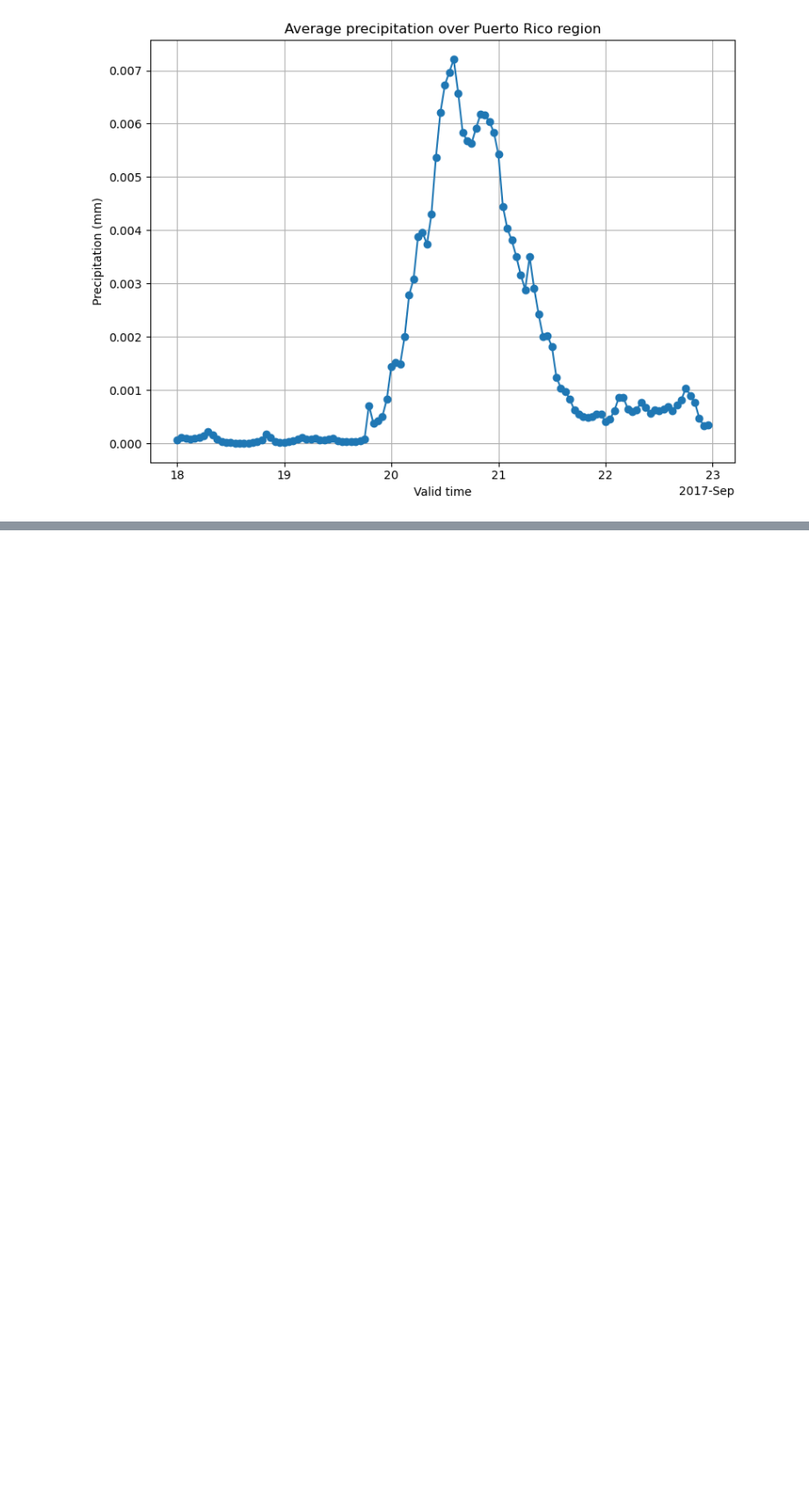
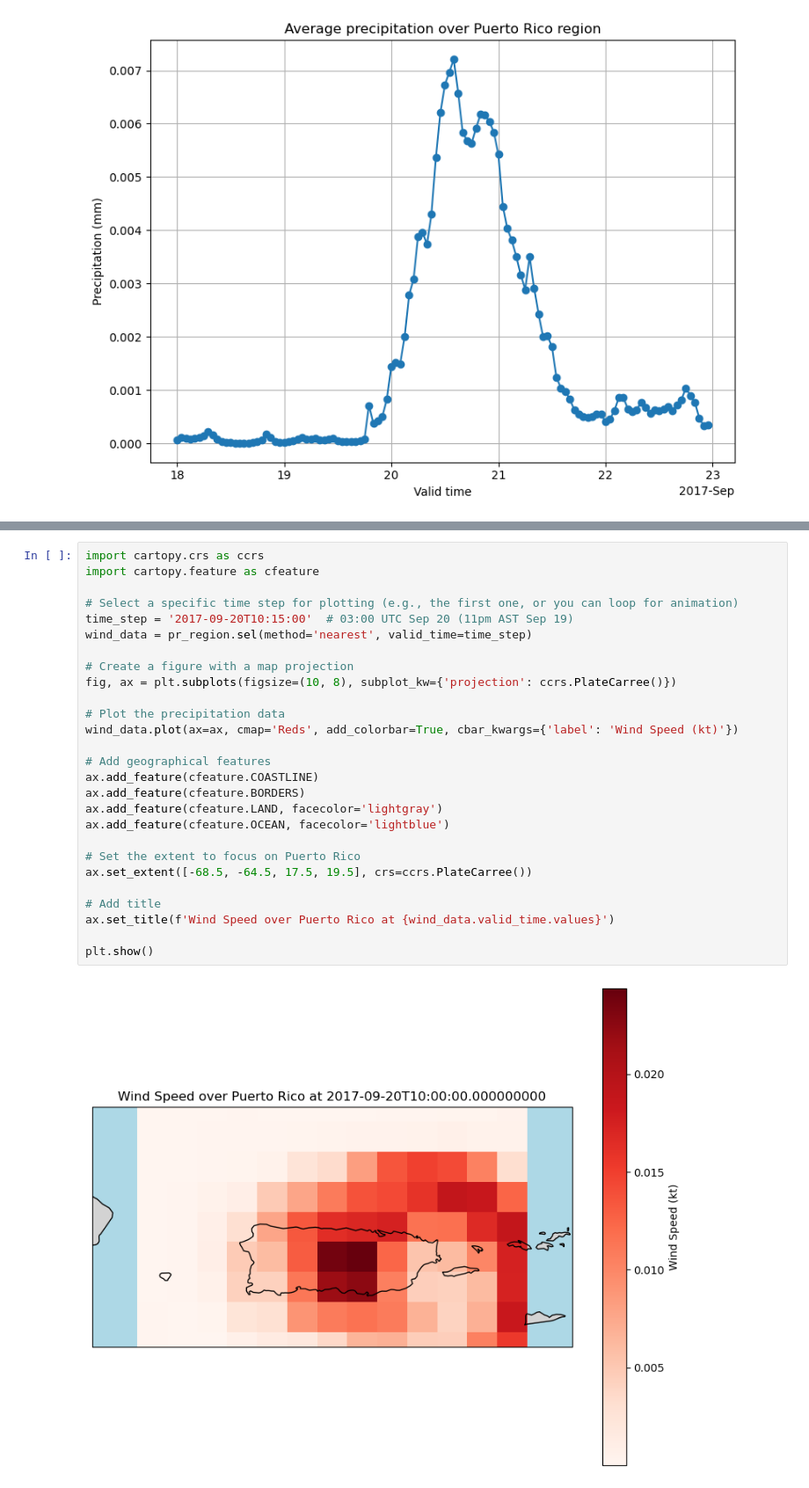
Before and after one commit to jadalee26/ISAT-Semester-Project, a Jupyter notebook: Code/Maria_precp.ipynb, the cells around one changed output, grey strips where cells are left out. Shown at 88% size. Saved outputs shown, nothing was run; the diff lists cells and outputs as text; blank space fills up the shorter version.

```diff
--- a/Code/Maria_precp.ipynb
+++ b/Code/Maria_precp.ipynb
@@ -151,0 +163,29 @@ for day in unique_days:
+# %%
+import cartopy.crs as ccrs
+import cartopy.feature as cfeature
+
+# Select a specific time step for plotting (e.g., the first one, or you can loop for animation)
+time_step = '2017-09-20T10:15:00'  # 03:00 UTC Sep 20 (11pm AST Sep 19)
+wind_data = pr_region.sel(method='nearest', valid_time=time_step)
+
+# Create a figure with a map projection
+fig, ax = plt.subplots(figsize=(10, 8), subplot_kw={'projection': ccrs.PlateCarree()})
+
+# Plot the precipitation data
+wind_data.plot(ax=ax, cmap='Reds', add_colorbar=True, cbar_kwargs={'label': 'Wind Speed (kt)'})
+
+# Add geographical features
+ax.add_feature(cfeature.COASTLINE)
+ax.add_feature(cfeature.BORDERS)
+ax.add_feature(cfeature.LAND, facecolor='lightgray')
+ax.add_feature(cfeature.OCEAN, facecolor='lightblue')
+
+# Set the extent to focus on Puerto Rico
+ax.set_extent([-68.5, -64.5, 17.5, 19.5], crs=ccrs.PlateCarree())
+
+# Add title
+ax.set_title(f'Wind Speed over Puerto Rico at {wind_data.valid_time.values}')
+
+plt.show()
+# %% [output]
+[figure, added]
```
Also changed, not shown: parts of 6 cells of this notebook, 1 other file.
